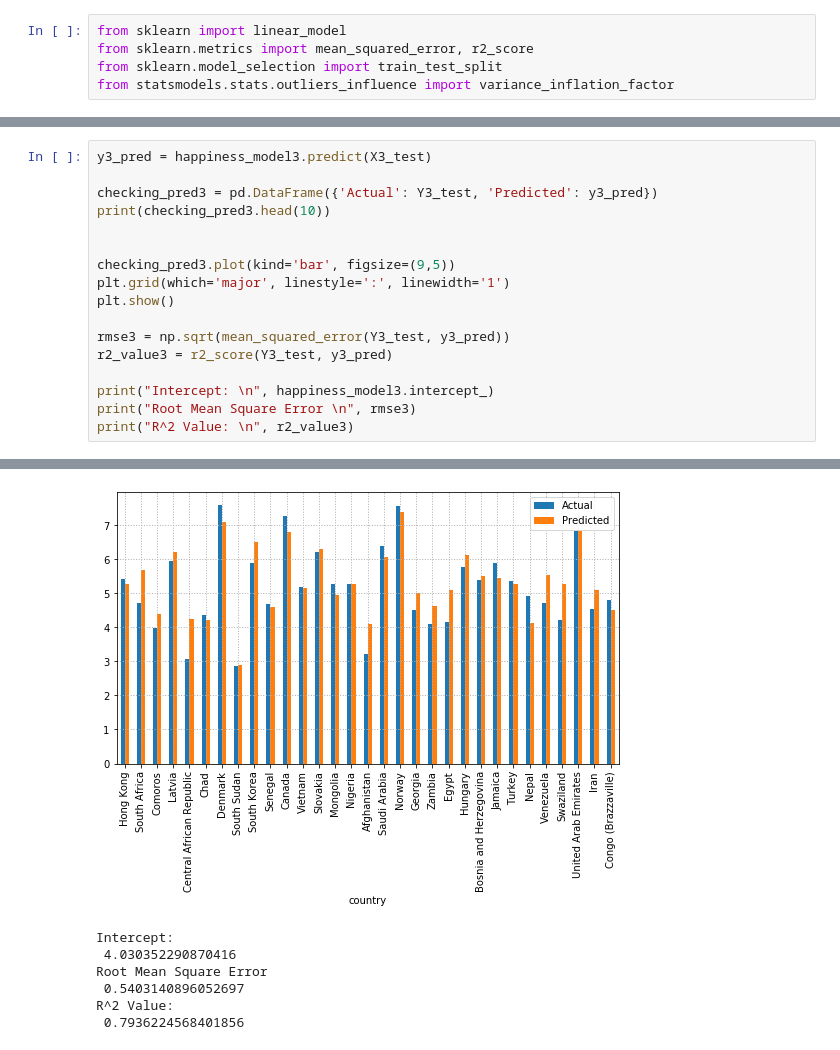
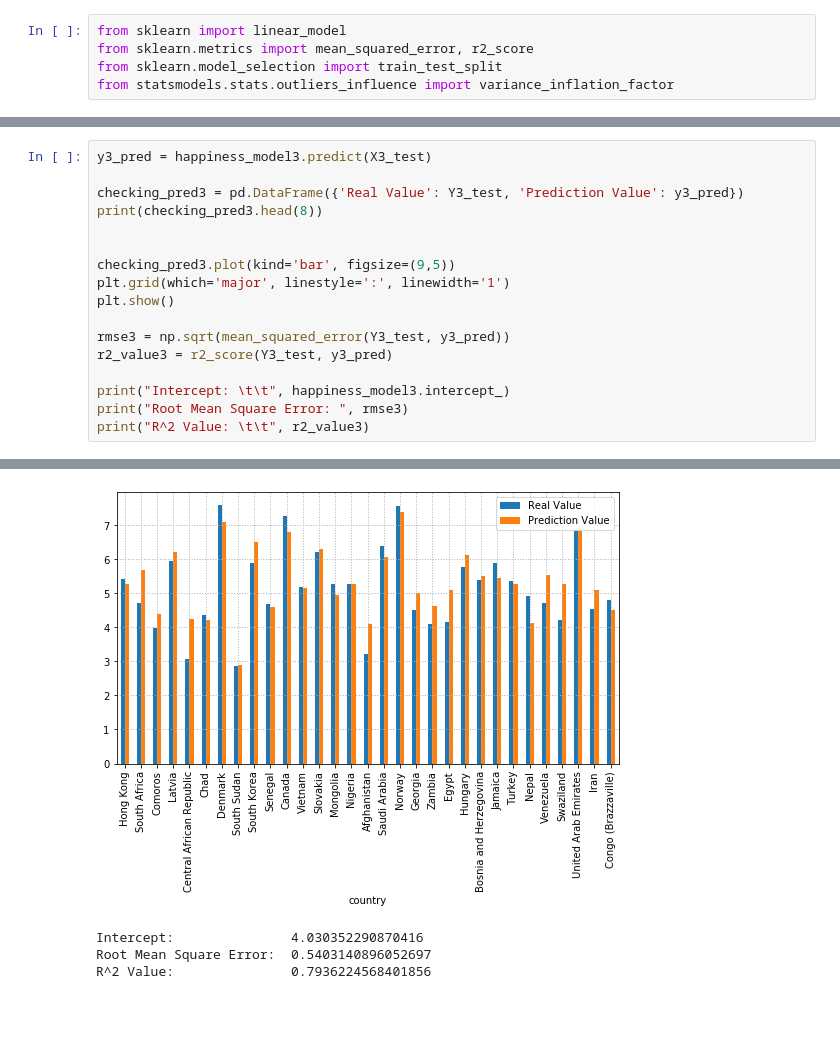
Before and after one commit to Elaishalev/Countries_Happiness, a Jupyter notebook: Happiness_correlations_regressions.ipynb, the cells around one changed output, grey strips where cells are left out. Drawn from its saved outputs; the diff is of its cells as text; blank space fills up the shorter version.

```diff
--- a/Happiness_correlations_regressions.ipynb
+++ b/Happiness_correlations_regressions.ipynb
@@ -240,8 +232,8 @@ CO2 emission estimates (million tons/tons per c...    -0.000004
 # %%
 y3_pred = happiness_model3.predict(X3_test)
 
-checking_pred3 = pd.DataFrame({'Actual': Y3_test, 'Predicted': y3_pred})
-print(checking_pred3.head(10))
+checking_pred3 = pd.DataFrame({'Real Value': Y3_test, 'Prediction Value': y3_pred})
+print(checking_pred3.head(8))
 
 
 checking_pred3.plot(kind='bar', figsize=(9,5))
@@ -251,7 +243,7 @@ plt.show()
 rmse3 = np.sqrt(mean_squared_error(Y3_test, y3_pred))
 r2_value3 = r2_score(Y3_test, y3_pred)
 
-print("Intercept: \n", happiness_model3.intercept_)
-print("Root Mean Square Error \n", rmse3)
-print("R^2 Value: \n", r2_value3)
+print("Intercept: \t\t", happiness_model3.intercept_)
+print("Root Mean Square Error: ", rmse3)
+print("R^2 Value: \t\t", r2_value3)
 # %% [output]
@@ -270,8 +260,5 @@ Senegal                    4.681   4.600618
-[figure, old version]
+[figure, new version]
-Intercept:
- 4.030352290870416
-Root Mean Square Error
- 0.5403140896052697
-R^2 Value:
- 0.7936224568401856
+Intercept:               4.030352290870416
+Root Mean Square Error:  0.5403140896052697
+R^2 Value:               0.7936224568401856
 # %%
```
Also changed, not shown: parts of 13 cells of this notebook.
